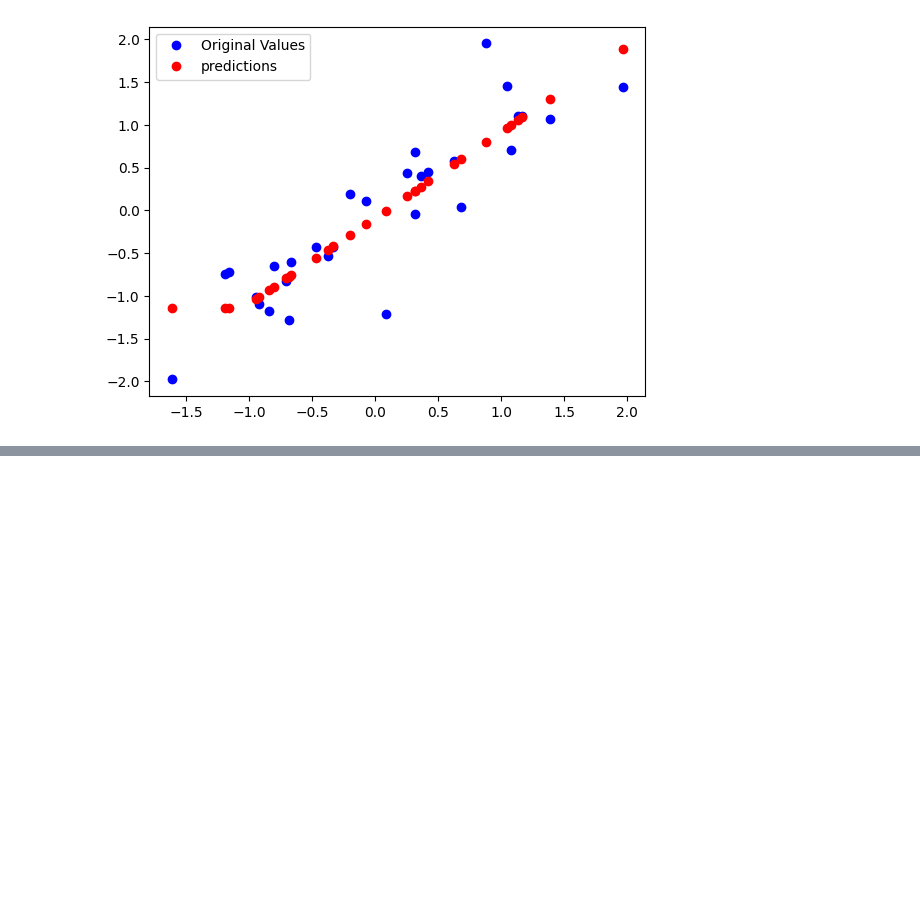
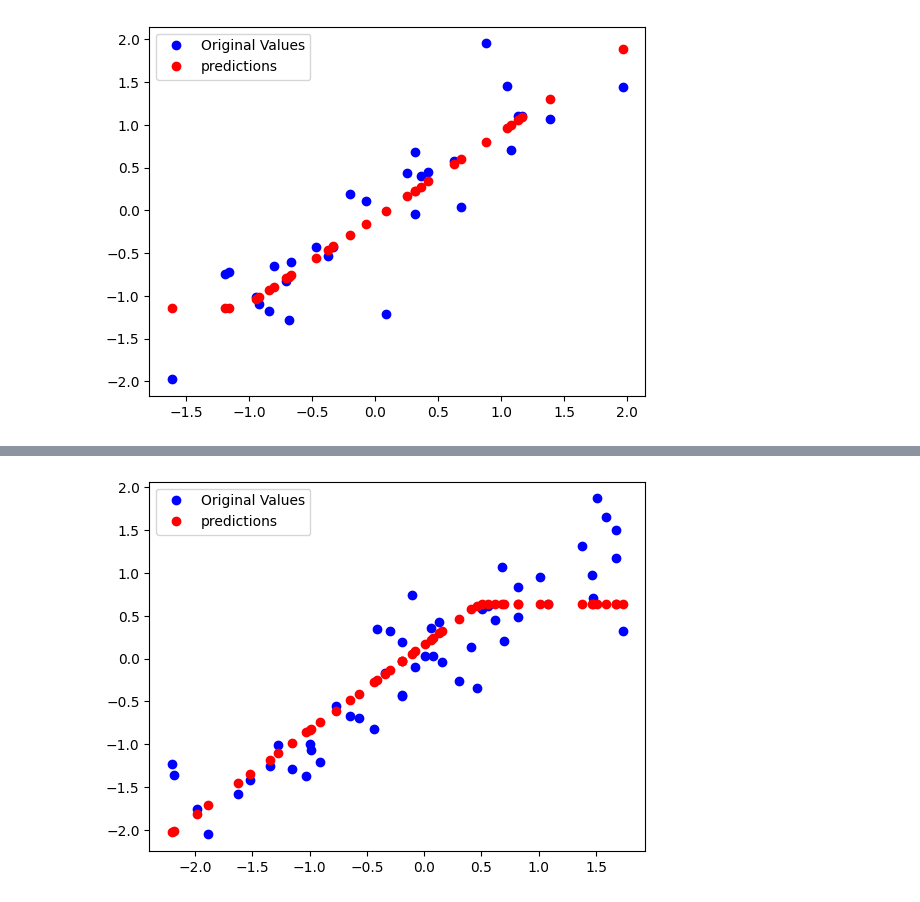
Before and after one commit to ayush9h/PyTorch-DeepLearning, a Jupyter notebook: ANN.ipynb, the cells around one changed output, grey strips where cells are left out. Saved outputs shown, nothing was run; the diff lists cells and outputs as text; code cells hidden in the pictures; blank space fills up the shorter version.

```diff
--- a/ANN.ipynb
+++ b/ANN.ipynb
@@ -87,0 +130,7 @@ plt.show()
+# %%
+plt.plot(x, y, 'bo', label = "Original Values")
+plt.plot(x,yHat.detach(), 'ro', label  = "predictions")
+plt.legend()
+plt.show()
+# %% [output]
+[figure, added]
```
Also changed, not shown: parts of 3 cells of this notebook.
